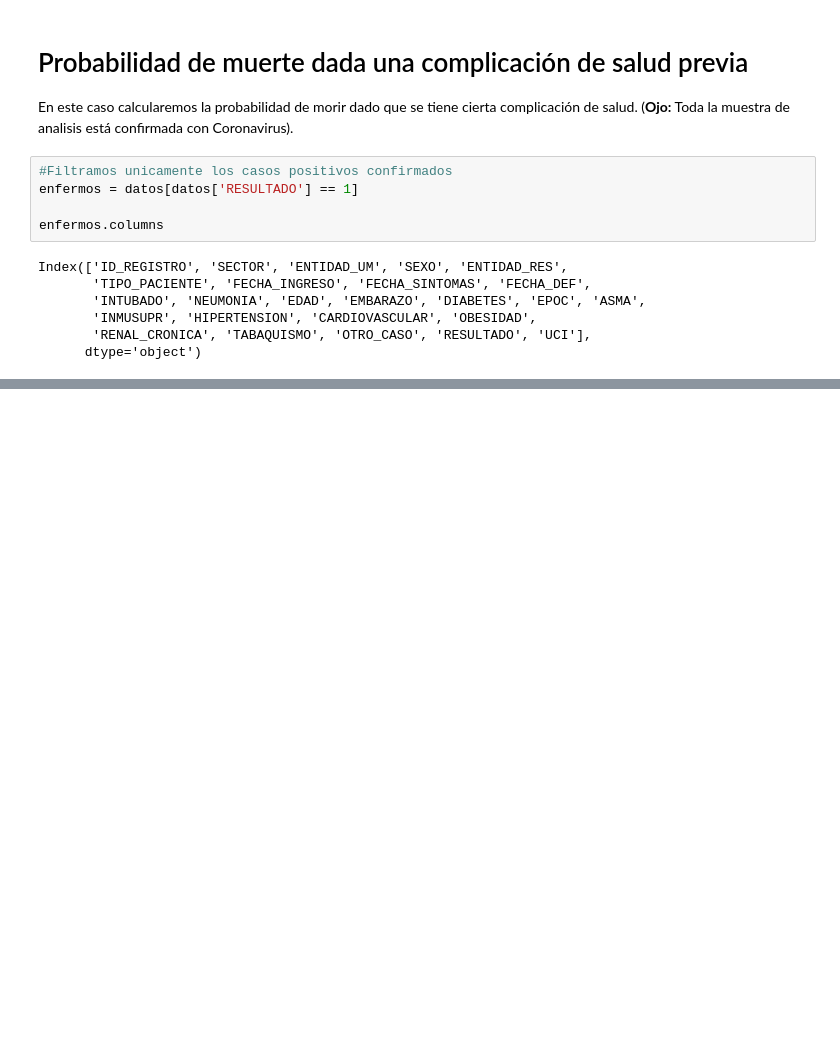
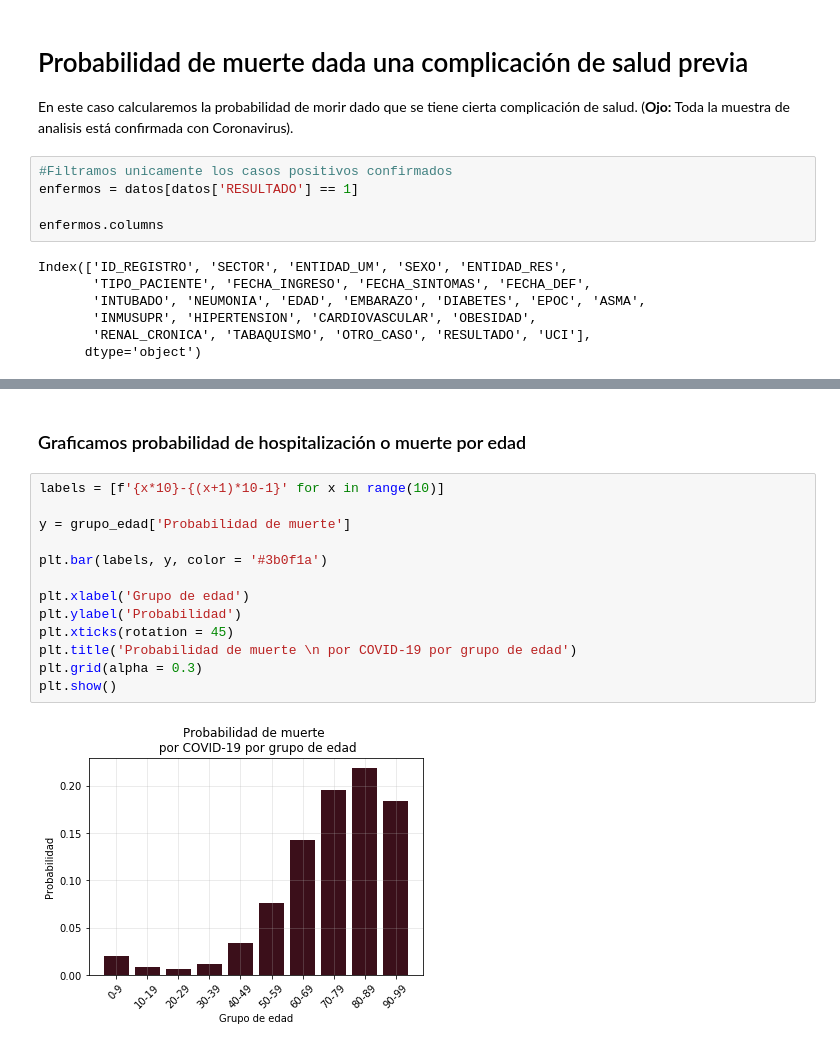
Before and after one commit to GabrielMissael/Covid_probabilidad, a Jupyter notebook: analiss.ipynb, the cells around one changed output, grey strips where cells are left out. Saved outputs shown, nothing was run; the diff lists cells and outputs as text; blank space fills up the shorter version.

```diff
--- a/analiss.ipynb
+++ b/analiss.ipynb
@@ -257,0 +383,17 @@ grupo_edad = []
+# %% [markdown]
+### Graficamos probabilidad de hospitalización o muerte por edad
+# %%
+labels = [f'{x*10}-{(x+1)*10-1}' for x in range(10)]
+
+y = grupo_edad['Probabilidad de muerte']
+
+plt.bar(labels, y, color = '#3b0f1a')
+
+plt.xlabel('Grupo de edad')
+plt.ylabel('Probabilidad')
+plt.xticks(rotation = 45)
+plt.title('Probabilidad de muerte \n por COVID-19 por grupo de edad')
+plt.grid(alpha = 0.3)
+plt.show()
+# %% [output]
+[figure, added]
```
Also changed, not shown: parts of 18 cells of this notebook.
